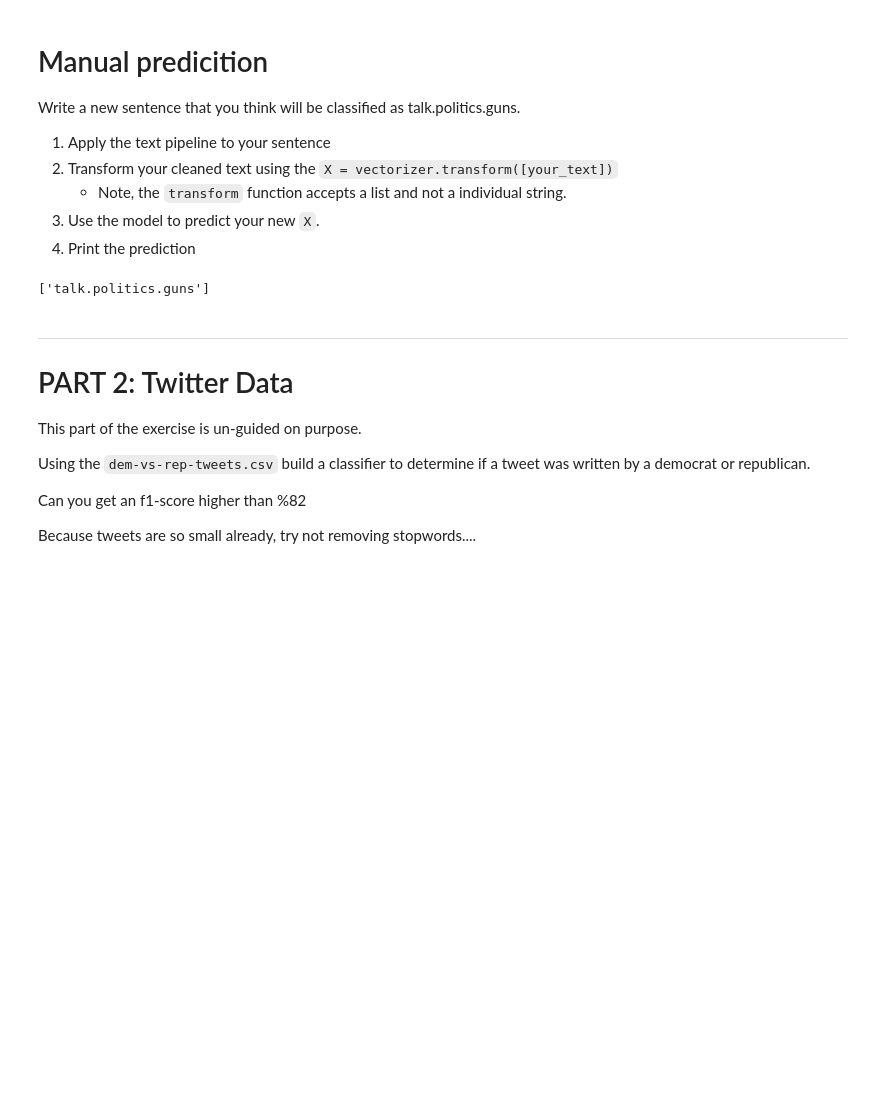
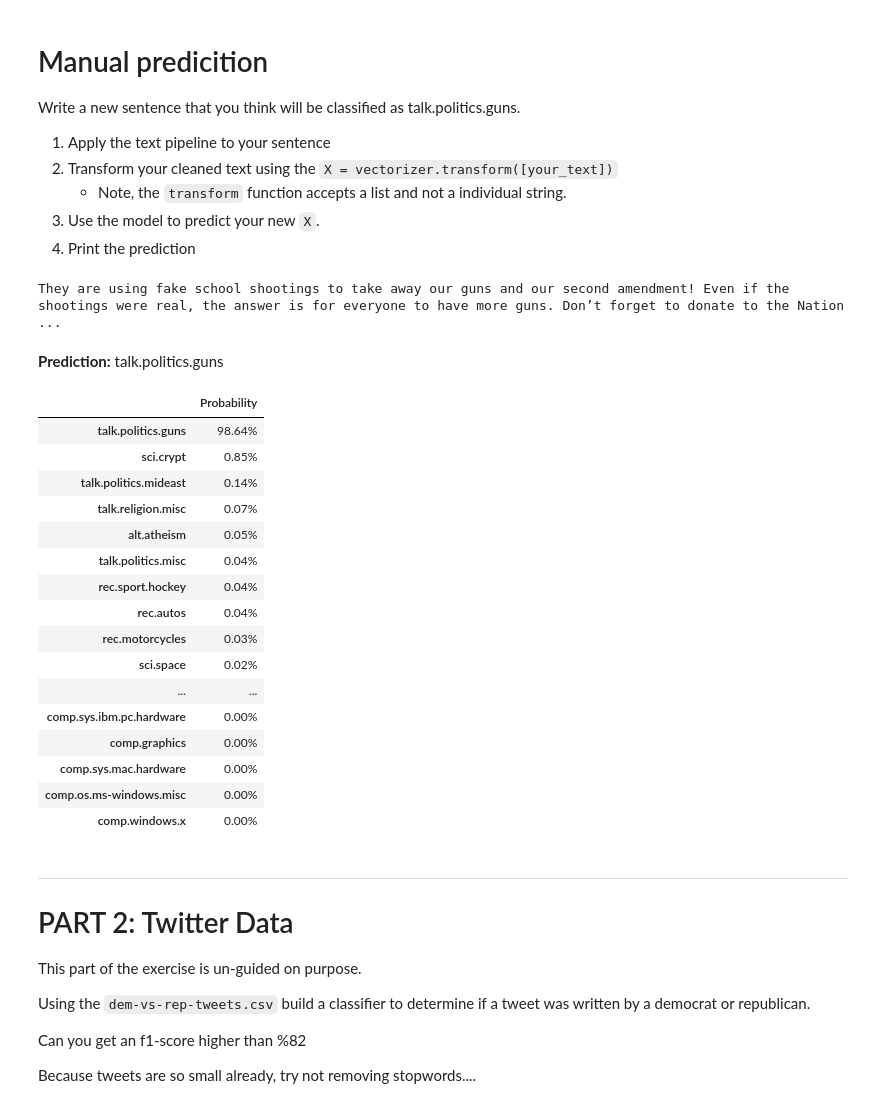
Before and after one commit to LiKenun/2021-fall-data-science, a Jupyter notebook: Week-06-NLP/Exercise-NLP.ipynb, the cells around one changed output. Saved outputs shown, nothing was run; the diff lists cells and outputs as text; code cells hidden in the pictures; blank space fills up the shorter version.

```diff
--- a/Week-06-NLP/Exercise-NLP.ipynb
+++ b/Week-06-NLP/Exercise-NLP.ipynb
@@ -296,3 +296,16 @@ Use Multinomial Naive Bayes to classify these documents.
 Experiment with different alphas.  Use the alpha gives you the best result.
 
 EXTRA CREDIT:  Use grid search to programmatically do this for you.
+# %%
+def find_best_parameters(X_train, y_train, **params):
+    gsc = GridSearchCV(estimator=MultinomialNB(),
+                       param_grid=params,
+                       scoring='accuracy')
+    gsc.fit(X_train, y_train)
+    return gsc.best_params_
+
+params = find_best_parameters(X_train, y_train,
+                              alpha=[0.01, 0.10, 1.00],
+                              fit_prior=[True, False])
+
+pd.DataFrame.from_dict(params, orient='index', columns=['Value'])
@@ -299,6 +316,6 @@ EXTRA CREDIT:  Use grid search to programmatically do this for you.
 # %%
 # 1. Initalize an empty model.
-model = MultinomialNB(alpha=.05)
+model = MultinomialNB(**params)
 # %%
 # Fit our model with our training data.
 model.fit(X_train, y_train);
@@ -361,22 +378,46 @@ Write a new sentence that you think will be classified as talk.politics.guns.
 3. Use the model to predict your new `X`.
 4. Print the prediction
 # %%
-my_sentence = 'They are using fake school shootings to take away our guns and our second amendment rights.' \
-            + 'And even if they were real, the answer is for everyone to have more guns!'
+my_sentence = 'They are using fake school shootings to take away our guns and our second amendment! ' \
+            + 'Even if the shootings were real, the answer is for everyone to have more guns. ' \
+            + 'Don’t forget to donate to the National Rifle Association (NRA). America! 🇺🇸'
+display_html(escape(my_sentence), raw=True)
 
 # 1. Apply the text pipeline to your sentence
 cleaned_sentence = process_text(my_sentence)
 
 # 2. Transform your cleaned text using the `X = vectorizer.transform([your_text])`\
 X = vectorizer.transform([cleaned_sentence])
 
 # 3. Use the model to predict your new `X`.
-prediction = model.predict(X)
+display_html(f'<strong>Prediction:</strong> {model.predict(X)[0]}', raw=True)
 
 # 4. Print the prediction
-print(prediction)
+pd.DataFrame(model.predict_proba(X)[0],
+             index=model.classes_,
+             columns=['Probability']) \
+  .sort_values(by='Probability', ascending=False) \
+  .style.format('{:.2%}'.format)
 # %% [output]
-['talk.politics.guns']
+They are using fake school shootings to take away our guns and our second amendment! Even if the shootings were real, the answer is for everyone to have more guns. Don’t forget to donate to the Nation ...
+Prediction: talk.politics.guns
+|  | Probability |
+| talk.politics.guns | 98.64% |
+| sci.crypt | 0.85% |
+| talk.politics.mideast | 0.14% |
+| talk.religion.misc | 0.07% |
+| alt.atheism | 0.05% |
+| talk.politics.misc | 0.04% |
+| rec.sport.hockey | 0.04% |
+| rec.autos | 0.04% |
+| rec.motorcycles | 0.03% |
+| sci.space | 0.02% |
+| ... | ... |
+| comp.sys.ibm.pc.hardware | 0.00% |
+| comp.graphics | 0.00% |
+| comp.sys.mac.hardware | 0.00% |
+| comp.os.ms-windows.misc | 0.00% |
+| comp.windows.x | 0.00% |
 # %% [markdown]
 ___
 # PART 2: Twitter Data
```
Also changed, not shown: parts of 10 cells of this notebook.
